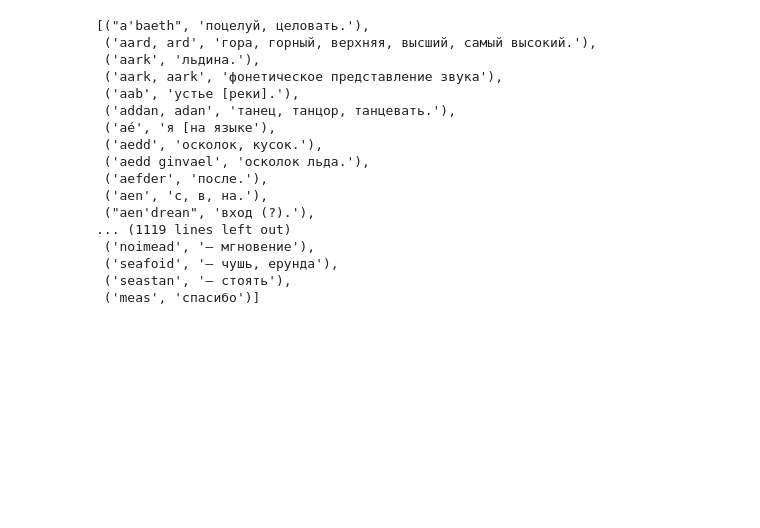
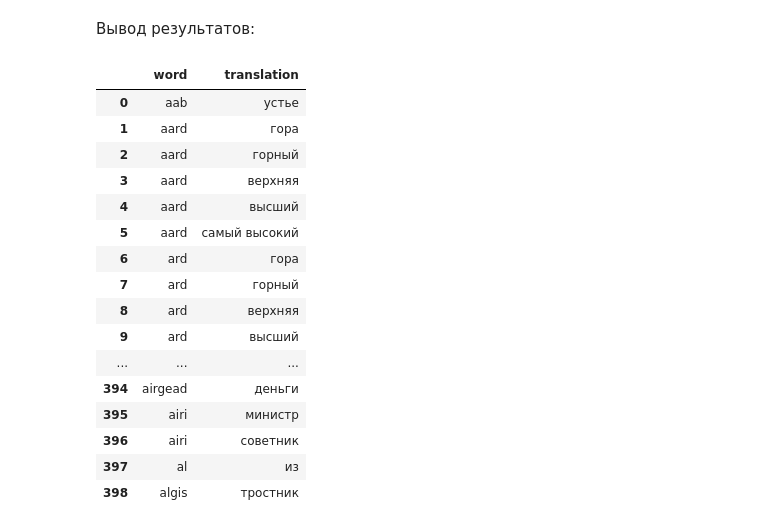
Before and after one commit to daH005/rock_team, a Jupyter notebook: lr3/lr3.ipynb, the cells around one changed output. Cells and saved outputs as stored; diff of their text form; code cells hidden in the pictures; blank space fills up the shorter version.

```diff
--- a/lr3/lr3.ipynb
+++ b/lr3/lr3.ipynb
@@ -26,3 +26,2 @@ from lxml.html import fromstring, tostring, HtmlElement
 # %%
-# Список кортежей вида (слово, перевод)
-result: list[tuple[str, str]] = []
+df = pd.DataFrame(columns=['word', 'translation'])
@@ -73,22 +257,23 @@ for p in ps:
+# %% [markdown]
+Вывод результатов:
 # %%
-from pprint import pprint
-
-pprint(result)
+pd.set_option('display.max_rows', 10000)
+df
 # %% [output]
-[("a'baeth", 'поцелуй, целовать.'),
- ('aard, ard', 'гора, горный, верхняя, высший, самый высокий.'),
- ('aark', 'льдина.'),
- ('aark, aark', 'фонетическое представление звука'),
- ('aab', 'устье [реки].'),
- ('addan, adan', 'танец, танцор, танцевать.'),
- ('aé', 'я [на языке'),
- ('aedd', 'осколок, кусок.'),
- ('aedd ginvael', 'осколок льда.'),
- ('aefder', 'после.'),
- ('aen', 'с, в, на.'),
- ("aen'drean", 'вход (?).'),
-... (1119 lines left out)
- ('noimead', '– мгновение'),
- ('seafoid', '– чушь, ерунда'),
- ('seastan', '– стоять'),
- ('meas', 'спасибо')]
+|  | word | translation |
+| 0 | aab | устье |
+| 1 | aard | гора |
+| 2 | aard | горный |
+| 3 | aard | верхняя |
+| 4 | aard | высший |
+| 5 | aard | самый высокий |
+| 6 | ard | гора |
+| 7 | ard | горный |
+| 8 | ard | верхняя |
+| 9 | ard | высший |
+| ... | ... | ... |
+| 394 | airgead | деньги |
+| 395 | airi | министр |
+| 396 | airi | советник |
+| 397 | al | из |
+| 398 | algis | тростник |
```
Also changed, not shown: parts of 14 cells of this notebook.
